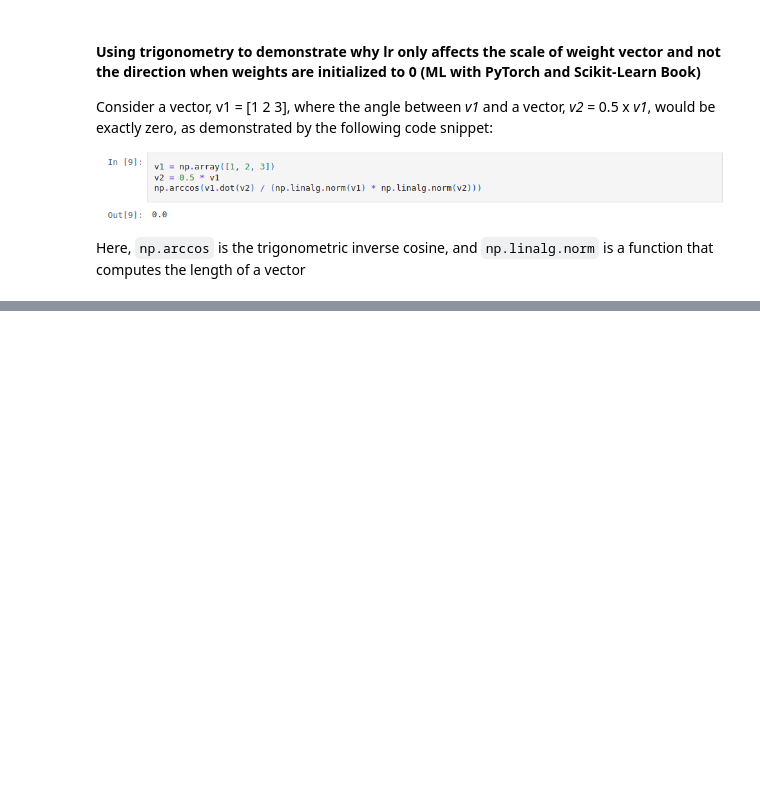
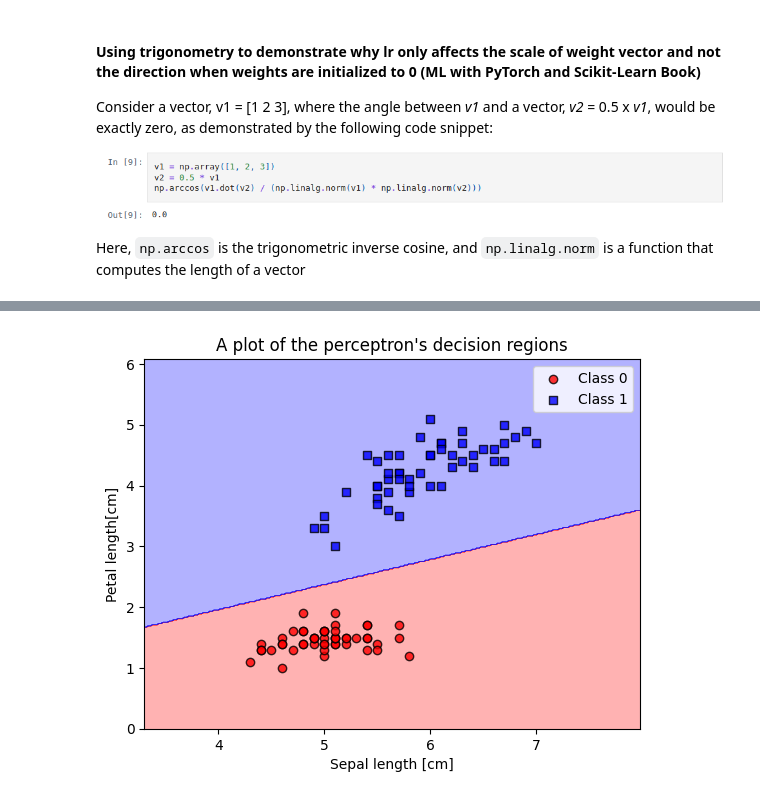
Before and after one commit to alvarooooooo/Machine-Learning-with-PyTorch-and-Scikit-Learn, a Jupyter notebook: Chapter-02/Training-Simple-Machine-Learning-Algorithms-for-Classification.ipynb, the cells around one changed output, grey strips where cells are left out. Saved outputs shown, nothing was run; the diff lists cells and outputs as text; code cells hidden in the pictures; blank space fills up the shorter version.

```diff
--- a/Chapter-02/Training-Simple-Machine-Learning-Algorithms-for-Classification.ipynb
+++ b/Chapter-02/Training-Simple-Machine-Learning-Algorithms-for-Classification.ipynb
@@ -211,0 +354,11 @@ Here, `np.arccos` is the trigonometric inverse cosine, and `np.linalg.norm` is a
+# %%
+plot_decision_regions(
+    X,
+    y,
+    classifier=ppn,
+    xlabel="Sepal length [cm]",
+    ylabel="Petal length[cm]",
+    title="A plot of the perceptron's decision regions",
+)
+# %% [output]
+[figure, added]
```
Also changed, not shown: parts of 23 cells of this notebook.
